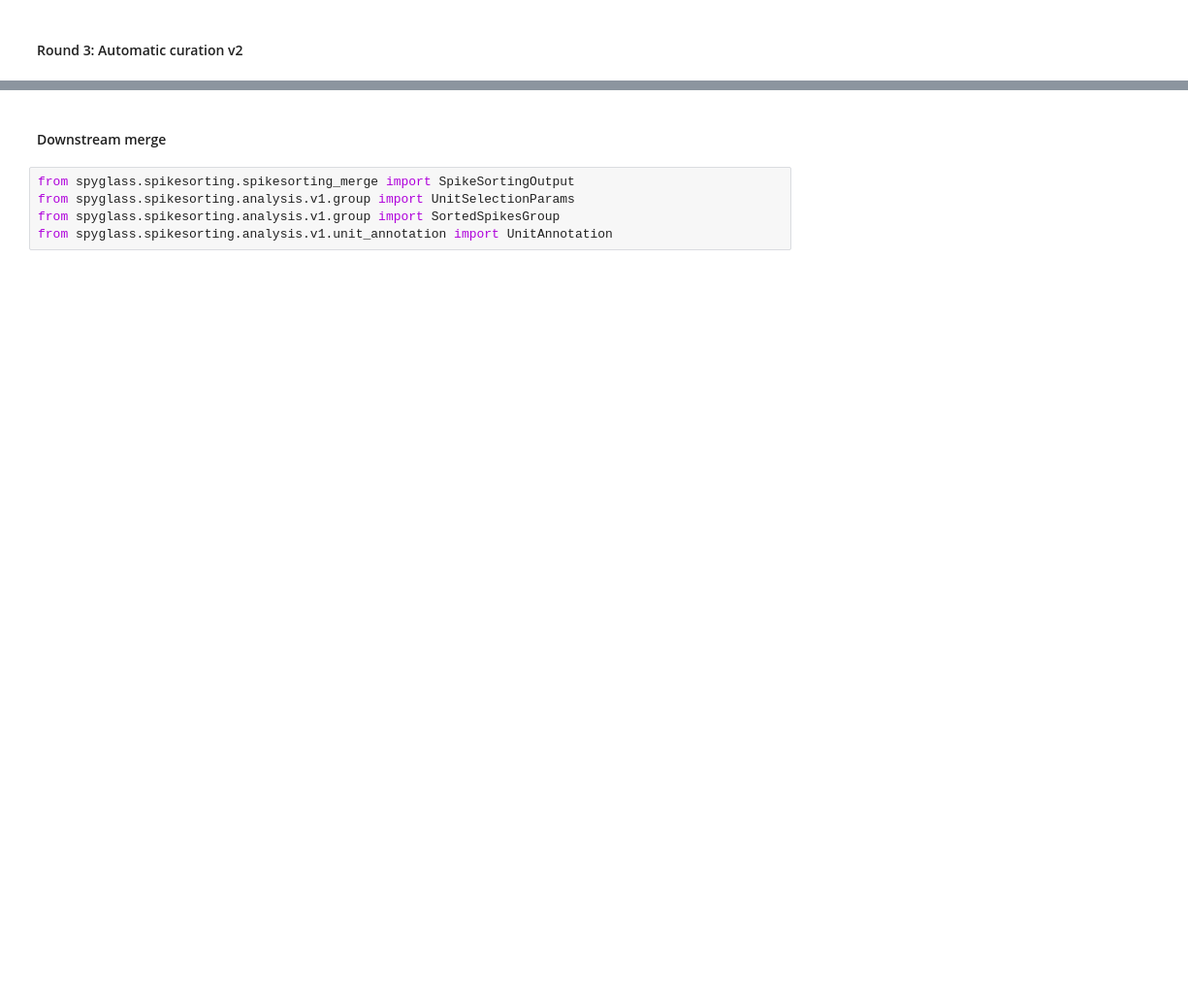
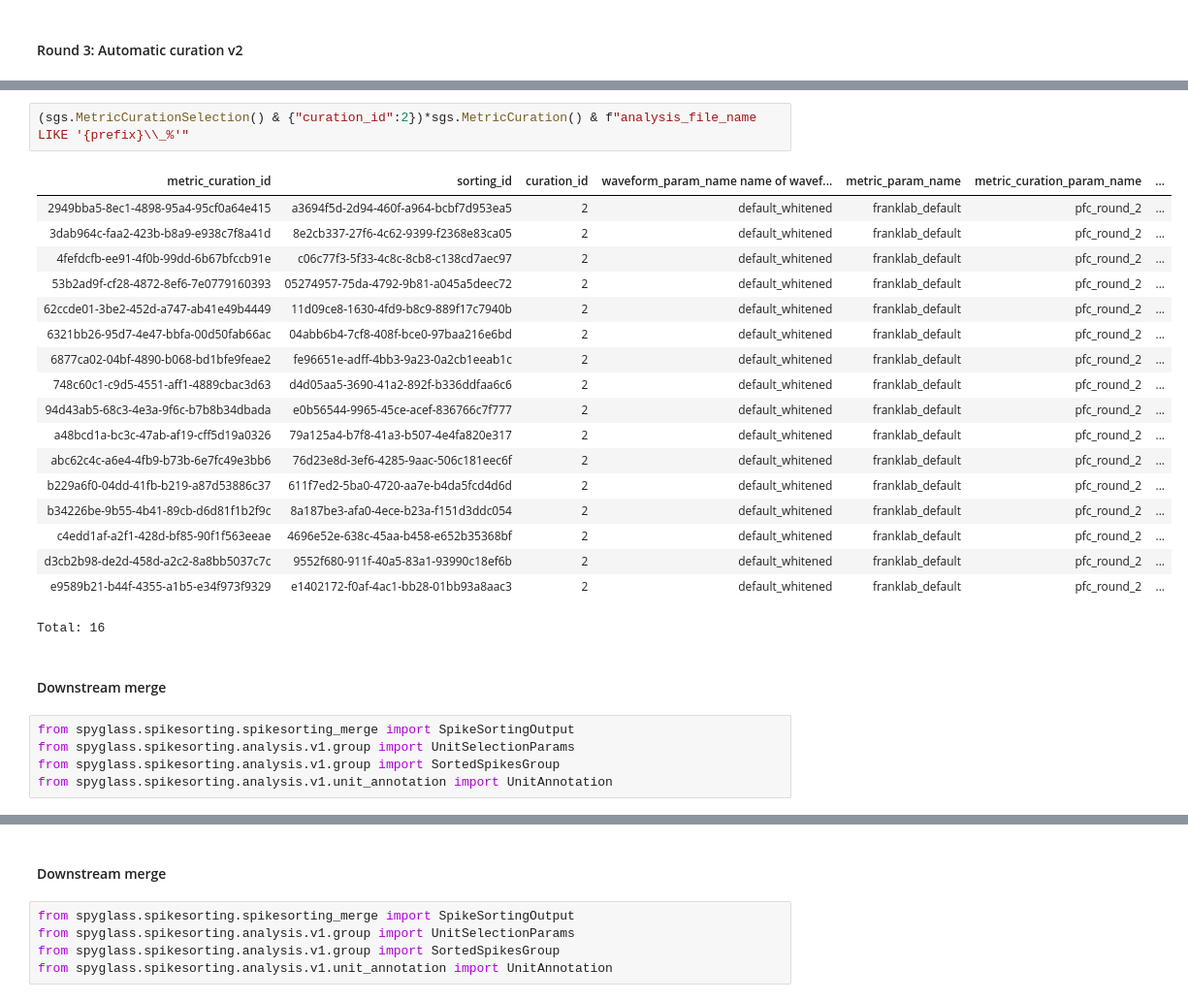
Before and after one commit to anirudh073/pfc-movement-analysis, a Jupyter notebook: notebooks/Spikes.ipynb, the cells around one changed output, grey strips where cells are left out. Shown at 97% size. Cells and saved outputs as stored; diff of their text form; blank space fills up the shorter version.

```diff
--- a/notebooks/Spikes.ipynb
+++ b/notebooks/Spikes.ipynb
@@ -579,0 +2352,28 @@ curation_key = sgs.CurationV1.insert_curation(
+# %%
+(sgs.MetricCurationSelection() & {"curation_id":2})*sgs.MetricCuration() & f"analysis_file_name LIKE '{prefix}\\_%'"
+# %% [output]
+| metric_curation_id | sorting_id | curation_id | waveform_param_name name of wavef... | metric_param_name | metric_curation_param_name | ... |
+| 2949bba5-8ec1-4898-95a4-95cf0a64e415 | a3694f5d-2d94-460f-a964-bcbf7d953ea5 | 2 | default_whitened | franklab_default | pfc_round_2 | ... |
+| 3dab964c-faa2-423b-b8a9-e938c7f8a41d | 8e2cb337-27f6-4c62-9399-f2368e83ca05 | 2 | default_whitened | franklab_default | pfc_round_2 | ... |
+| 4fefdcfb-ee91-4f0b-99dd-6b67bfccb91e | c06c77f3-5f33-4c8c-8cb8-c138cd7aec97 | 2 | default_whitened | franklab_default | pfc_round_2 | ... |
+| 53b2ad9f-cf28-4872-8ef6-7e0779160393 | 05274957-75da-4792-9b81-a045a5deec72 | 2 | default_whitened | franklab_default | pfc_round_2 | ... |
+| 62ccde01-3be2-452d-a747-ab41e49b4449 | 11d09ce8-1630-4fd9-b8c9-889f17c7940b | 2 | default_whitened | franklab_default | pfc_round_2 | ... |
+| 6321bb26-95d7-4e47-bbfa-00d50fab66ac | 04abb6b4-7cf8-408f-bce0-97baa216e6bd | 2 | default_whitened | franklab_default | pfc_round_2 | ... |
+| 6877ca02-04bf-4890-b068-bd1bfe9feae2 | fe96651e-adff-4bb3-9a23-0a2cb1eeab1c | 2 | default_whitened | franklab_default | pfc_round_2 | ... |
+| 748c60c1-c9d5-4551-aff1-4889cbac3d63 | d4d05aa5-3690-41a2-892f-b336ddfaa6c6 | 2 | default_whitened | franklab_default | pfc_round_2 | ... |
+| 94d43ab5-68c3-4e3a-9f6c-b7b8b34dbada | e0b56544-9965-45ce-acef-836766c7f777 | 2 | default_whitened | franklab_default | pfc_round_2 | ... |
+| a48bcd1a-bc3c-47ab-af19-cff5d19a0326 | 79a125a4-b7f8-41a3-b507-4e4fa820e317 | 2 | default_whitened | franklab_default | pfc_round_2 | ... |
+| abc62c4c-a6e4-4fb9-b73b-6e7fc49e3bb6 | 76d23e8d-3ef6-4285-9aac-506c181eec6f | 2 | default_whitened | franklab_default | pfc_round_2 | ... |
+| b229a6f0-04dd-41fb-b219-a87d53886c37 | 611f7ed2-5ba0-4720-aa7e-b4da5fcd4d6d | 2 | default_whitened | franklab_default | pfc_round_2 | ... |
+| b34226be-9b55-4b41-89cb-d6d81f1b2f9c | 8a187be3-afa0-4ece-b23a-f151d3ddc054 | 2 | default_whitened | franklab_default | pfc_round_2 | ... |
+| c4edd1af-a2f1-428d-bf85-90f1f563eeae | 4696e52e-638c-45aa-b458-e652b35368bf | 2 | default_whitened | franklab_default | pfc_round_2 | ... |
+| d3cb2b98-de2d-458d-a2c2-8a8bb5037c7c | 9552f680-911f-40a5-83a1-93990c18ef6b | 2 | default_whitened | franklab_default | pfc_round_2 | ... |
+| e9589b21-b44f-4355-a1b5-e34f973f9329 | e1402172-f0af-4ac1-bb28-01bb93a8aac3 | 2 | default_whitened | franklab_default | pfc_round_2 | ... |
+Total: 16
+# %% [markdown]
+#### Downstream merge
+# %%
+from spyglass.spikesorting.spikesorting_merge import SpikeSortingOutput
+from spyglass.spikesorting.analysis.v1.group import UnitSelectionParams
+from spyglass.spikesorting.analysis.v1.group import SortedSpikesGroup
+from spyglass.spikesorting.analysis.v1.unit_annotation import UnitAnnotation
```
Also changed, not shown: parts of 242 cells of this notebook.
